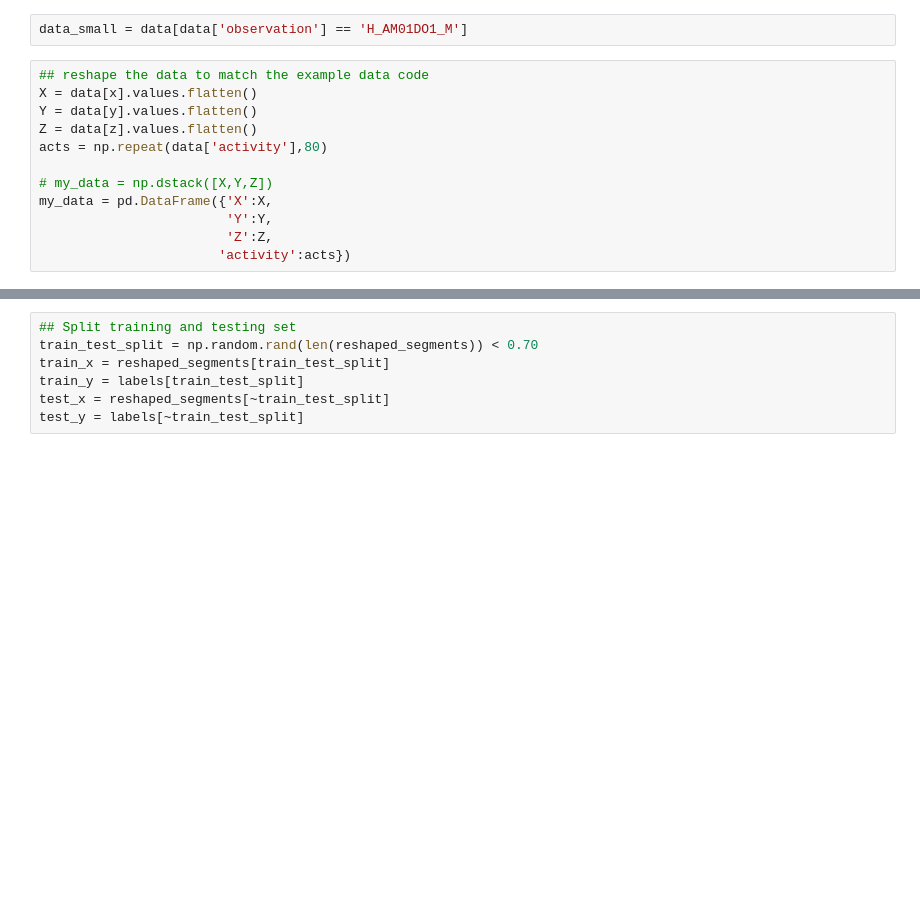
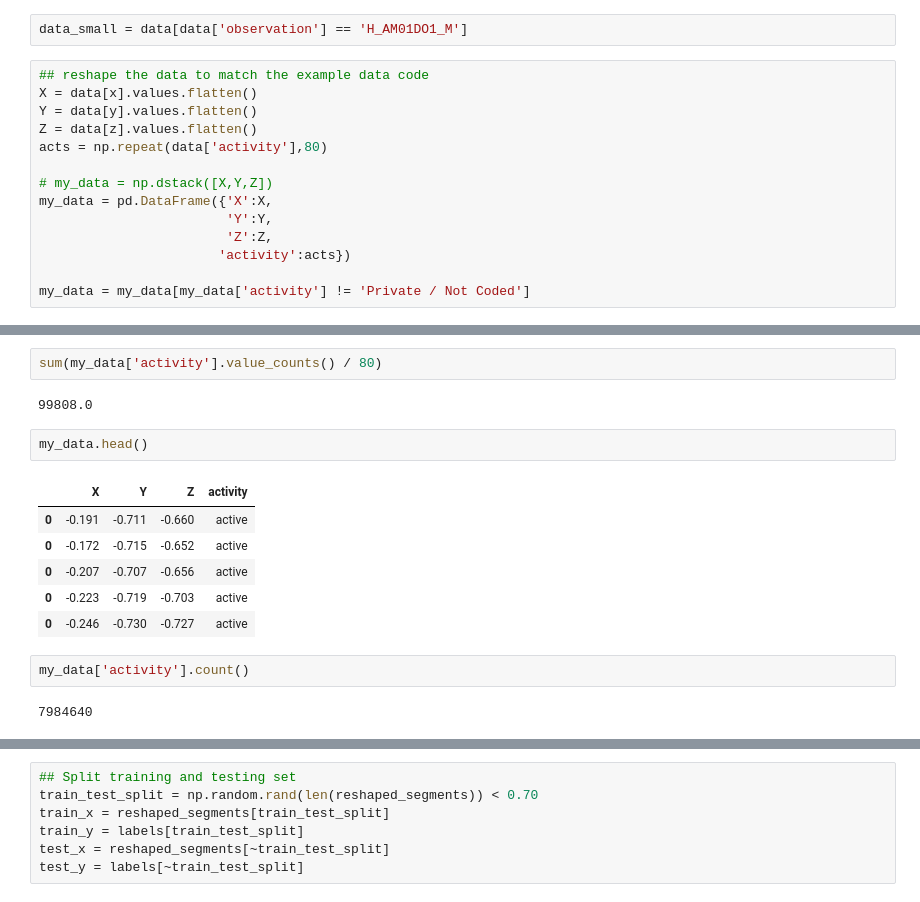
Before and after one commit to ymehra/KineseItUp, a Jupyter notebook: convolutional_nn.ipynb, the cells around one changed output, grey strips where cells are left out. Drawn from its saved outputs; the diff is of its cells as text; blank space fills up the shorter version.

```diff
--- a/convolutional_nn.ipynb
+++ b/convolutional_nn.ipynb
@@ -119,3 +119,5 @@ my_data = pd.DataFrame({'X':X,
                         'Y':Y,
                         'Z':Z,
                        'activity':acts})
+
+my_data = my_data[my_data['activity'] != 'Private / Not Coded']
@@ -241,0 +138,17 @@ gus,yash = make_segments(data,10)
+# %%
+sum(my_data['activity'].value_counts() / 80)
+# %% [output]
+99808.0
+# %%
+my_data.head()
+# %% [output]
+|  | X | Y | Z | activity |
+| 0 | -0.191 | -0.711 | -0.660 | active |
+| 0 | -0.172 | -0.715 | -0.652 | active |
+| 0 | -0.207 | -0.707 | -0.656 | active |
+| 0 | -0.223 | -0.719 | -0.703 | active |
+| 0 | -0.246 | -0.730 | -0.727 | active |
+# %%
+my_data['activity'].count()
+# %% [output]
+7984640
```
Also changed, not shown: parts of 12 cells of this notebook.
